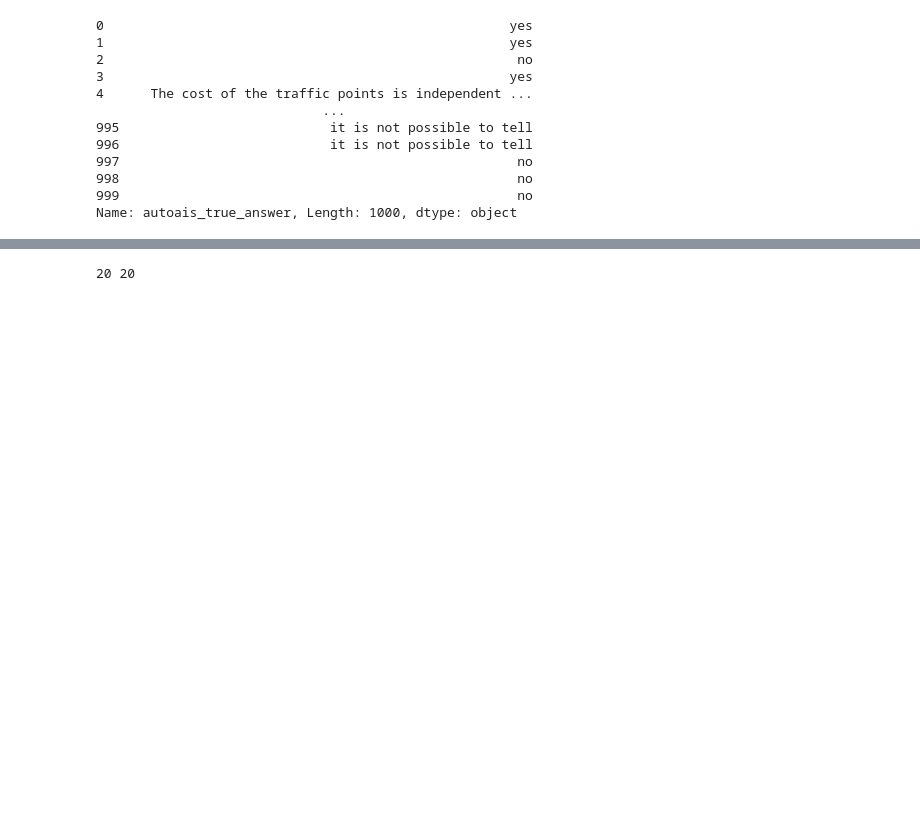
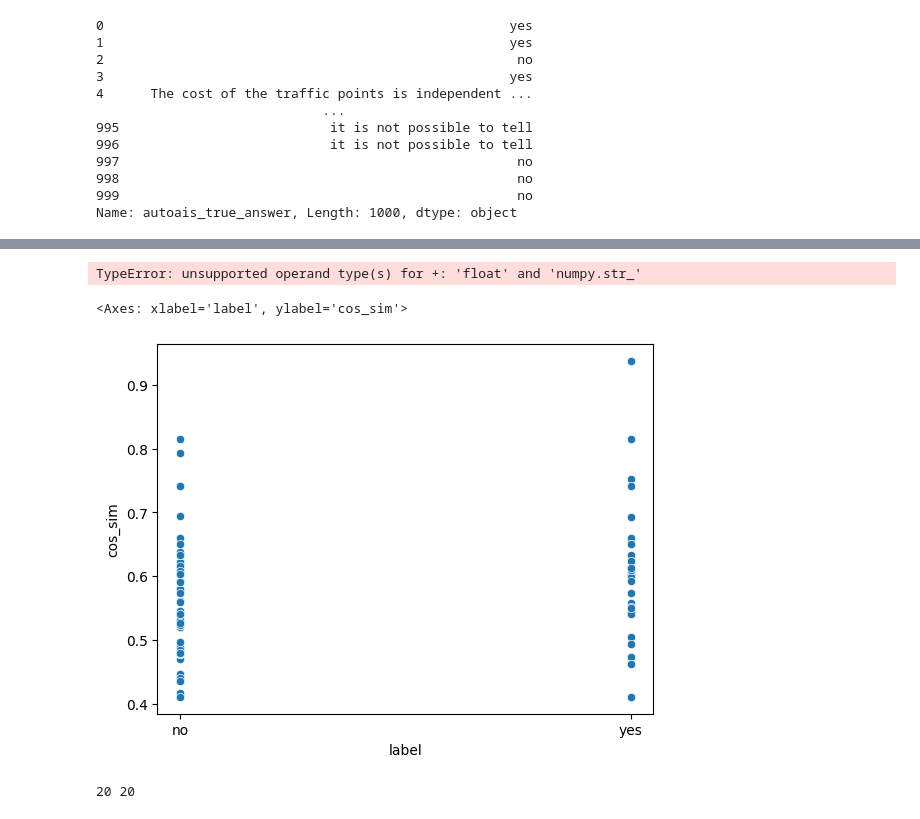
Before and after one commit to gong7788/Attributed-QA, a Jupyter notebook: analys.ipynb, the cells around one changed output, grey strips where cells are left out. Saved outputs shown, nothing was run; the diff lists cells and outputs as text; code cells hidden in the pictures; blank space fills up the shorter version.

```diff
--- a/analys.ipynb
+++ b/analys.ipynb
@@ -160,0 +149,4 @@ for col in concat_df.columns:
+# %%
+concat_df.loc[concat_df['cos_sim'] >= 0.8, 'cos_sim'] = 1
+# %%
+concat_df.loc[concat_df['cos_sim'] < 0.8, 'cos_sim'] = 0
@@ -160,0 +191,2 @@ for col in concat_df.columns:
+# %%
+labels_df = pd.read_csv('data/doc2dial/human_label.csv')
@@ -160,0 +211,12 @@ for col in concat_df.columns:
+# %%
+correlation_coefficient, p_value = scipy.stats.pearsonr(list(labels_df['label']), list(concat_df['cos_sim'][:100]))
+
+print(f"Pearson Correlation Coefficient: {correlation_coefficient}")
+print(f"P-value: {p_value}")
+# %% [output]
+TypeError: unsupported operand type(s) for +: 'float' and 'numpy.str_'
+# %%
+sns.scatterplot(x=labels_df['label'], y=concat_df['cos_sim'][:100])
+# %% [output]
+<Axes: xlabel='label', ylabel='cos_sim'>
+[figure, added]
```
Also changed, not shown: parts of 15 cells of this notebook.
